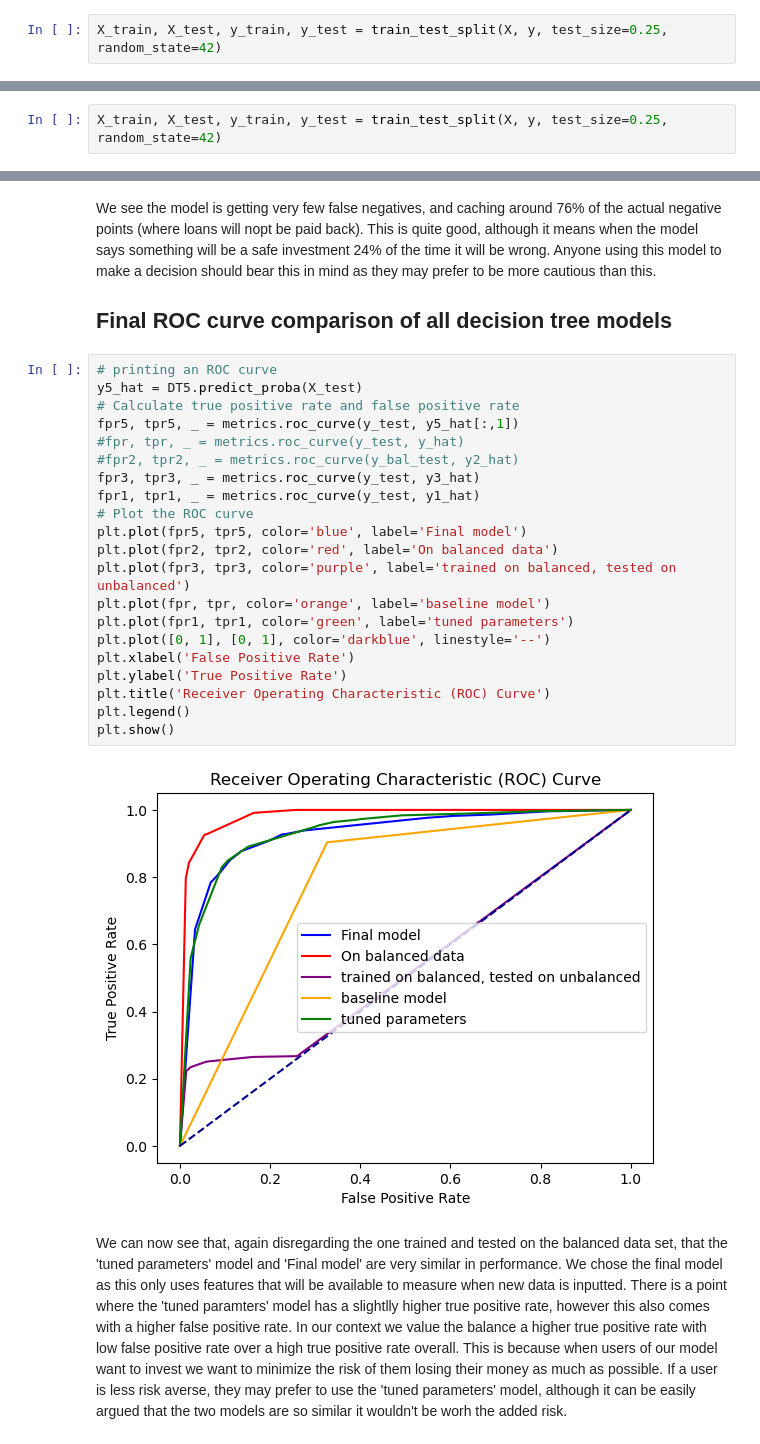
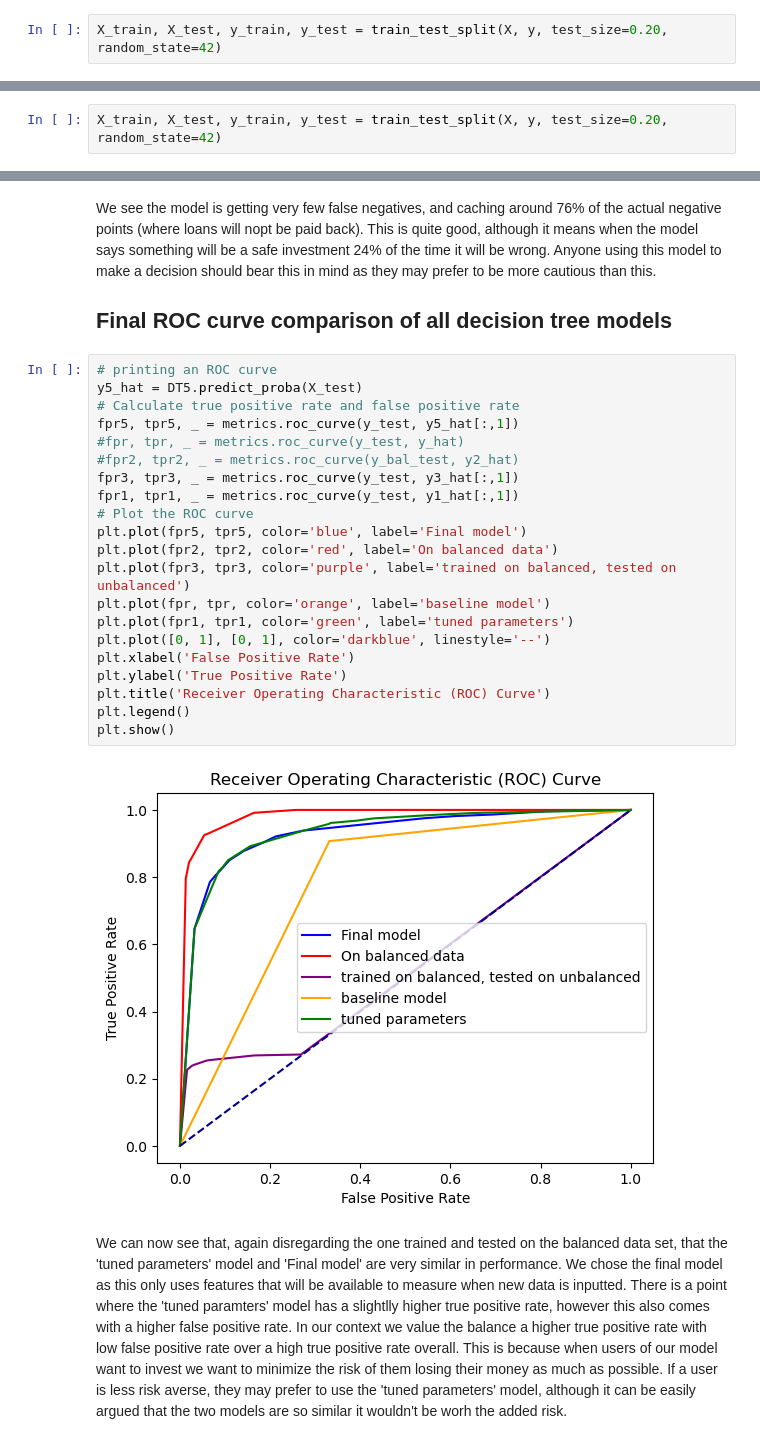
Before and after one commit to christianndjanda/-DST_Assessment_1_Group_4, a Jupyter notebook: Report/Decision Tree- Tuning parameters.ipynb, the cells around one changed output, grey strips where cells are left out. Drawn from its saved outputs; the diff is of its cells as text.

```diff
--- a/Report/Decision Tree- Tuning parameters.ipynb
+++ b/Report/Decision Tree- Tuning parameters.ipynb
@@ -40,7 +40,7 @@ The data set is split into training and test data sets. The original dataset had
 X = df.drop('loan_status', axis=1)
 y = df['loan_status']
 # %%
-X_train, X_test, y_train, y_test = train_test_split(X, y, test_size=0.25, random_state=42)
+X_train, X_test, y_train, y_test = train_test_split(X, y, test_size=0.20, random_state=42)
 # %% [markdown]
 ## Base model
 Build the basic decision tree model using `sklearn` package. This base model takes the training data and fits it to a tree with all the default parameters.
@@ -445,7 +445,7 @@ X
 | 26117 | 5000.0 | 0 | 21.49 | 189.64 | 3 | 2 | 5 | 43000.0 | ... |
 26118 rows × 19 columns
 # %%
-X_train, X_test, y_train, y_test = train_test_split(X, y, test_size=0.25, random_state=42)
+X_train, X_test, y_train, y_test = train_test_split(X, y, test_size=0.20, random_state=42)
 # %% [markdown]
 Now that we have removed the columns that don't hold any informative data, we refit the tree on the training data and look at wha the new decision boundaries are based upon.
 # %%
@@ -515,26 +515,26 @@ We see the model is getting very few false negatives, and caching around 76% of
 # %%
 # printing an ROC curve
 y5_hat = DT5.predict_proba(X_test)
 # Calculate true positive rate and false positive rate
 fpr5, tpr5, _ = metrics.roc_curve(y_test, y5_hat[:,1])
 #fpr, tpr, _ = metrics.roc_curve(y_test, y_hat)
 #fpr2, tpr2, _ = metrics.roc_curve(y_bal_test, y2_hat)
-fpr3, tpr3, _ = metrics.roc_curve(y_test, y3_hat)
-fpr1, tpr1, _ = metrics.roc_curve(y_test, y1_hat)
+fpr3, tpr3, _ = metrics.roc_curve(y_test, y3_hat[:,1])
+fpr1, tpr1, _ = metrics.roc_curve(y_test, y1_hat[:,1])
 # Plot the ROC curve
 plt.plot(fpr5, tpr5, color='blue', label='Final model')
 plt.plot(fpr2, tpr2, color='red', label='On balanced data')
 plt.plot(fpr3, tpr3, color='purple', label='trained on balanced, tested on unbalanced')
 plt.plot(fpr, tpr, color='orange', label='baseline model')
 plt.plot(fpr1, tpr1, color='green', label='tuned parameters')
 plt.plot([0, 1], [0, 1], color='darkblue', linestyle='--')
 plt.xlabel('False Positive Rate')
 plt.ylabel('True Positive Rate')
 plt.title('Receiver Operating Characteristic (ROC) Curve')
 plt.legend()
 plt.show()
 # %% [output]
-[figure, old version]
+[figure, new version]
 # %% [markdown]
 We can now see that, again disregarding the one trained and tested on the balanced data set, that the 'tuned parameters' model and 'Final model' are very similar in performance. We chose the final model as this only uses features that will be available to measure when new data is inputted. There is a point where the 'tuned paramters' model has a slightlly higher true positive rate, however this also comes with a higher false positive rate. In our context we value the balance a higher true positive rate with low false positive rate over a high true positive rate overall. This is because when users of our model want to invest we want to minimize the risk of them losing their money as much as possible. If a user is less risk averse, they may prefer to use the 'tuned parameters' model, although it can be easily argued that the two models are so similar it wouldn't be worh the added risk.
 # %% [markdown]
```
Also changed, not shown: parts of 16 cells of this notebook.
